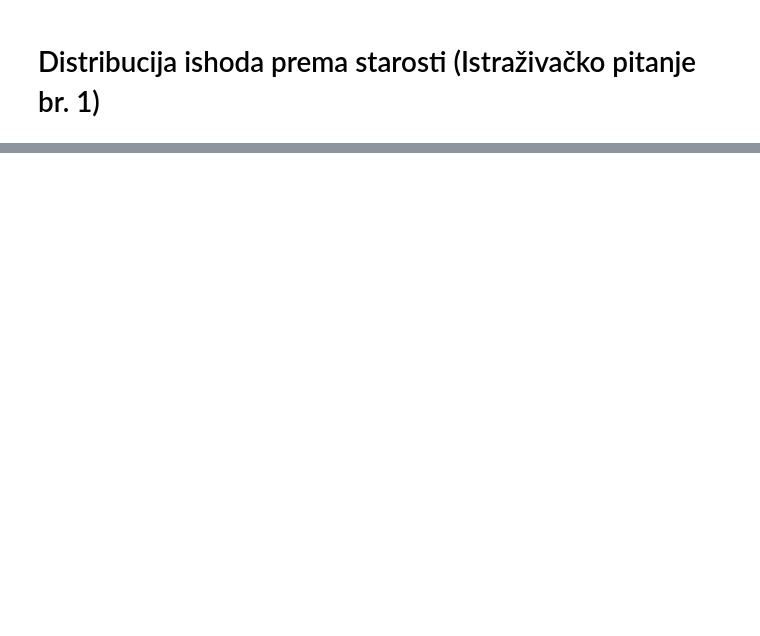
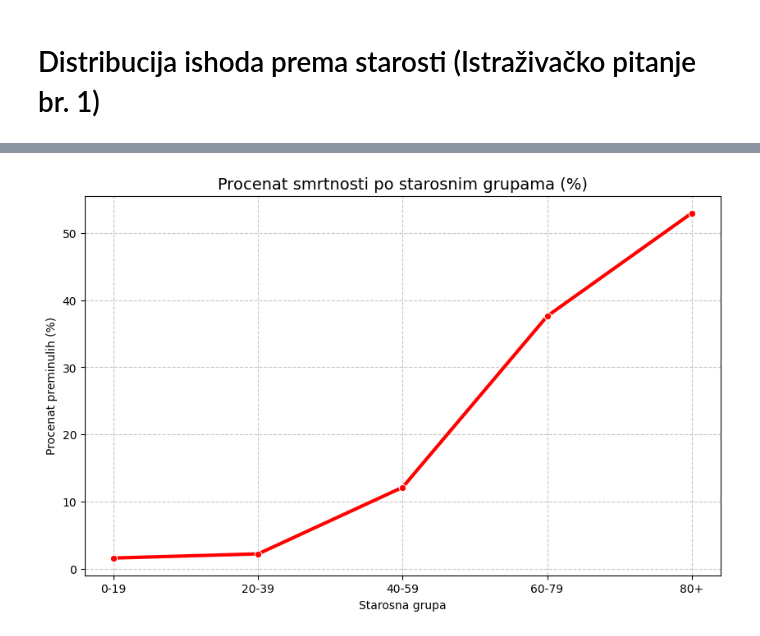
Before and after one commit to marijaag/covid19-analysys-BDIS, a Jupyter notebook: notebooks/4_EDA_Analiza.ipynb, the cells around one changed output, grey strips where cells are left out. Drawn from its saved outputs; the diff is of its cells as text; code cells hidden in the pictures; blank space fills up the shorter version.

```diff
--- a/notebooks/4_EDA_Analiza.ipynb
+++ b/notebooks/4_EDA_Analiza.ipynb
@@ -26,0 +29,14 @@ plt.show()
+# %%
+plt.figure(figsize=(10, 6))
+
+mortality_rate = df.groupby('AGE_GROUP', observed=False)['DEATH'].mean() * 100
+
+sns.lineplot(x=mortality_rate.index, y=mortality_rate.values, marker='o', linewidth=3, color='red')
+plt.title('Procenat smrtnosti po starosnim grupama (%)', fontsize=14)
+plt.ylabel('Procenat preminulih (%)')
+plt.xlabel('Starosna grupa')
+plt.grid(True, linestyle='--', alpha=0.7)
+plt.savefig('../images/procenat_smrtnosti_linijski.png')
+plt.show()
+# %% [output]
+[figure, added]
```
Also changed, not shown: parts of 22 cells of this notebook, 15 other files.
